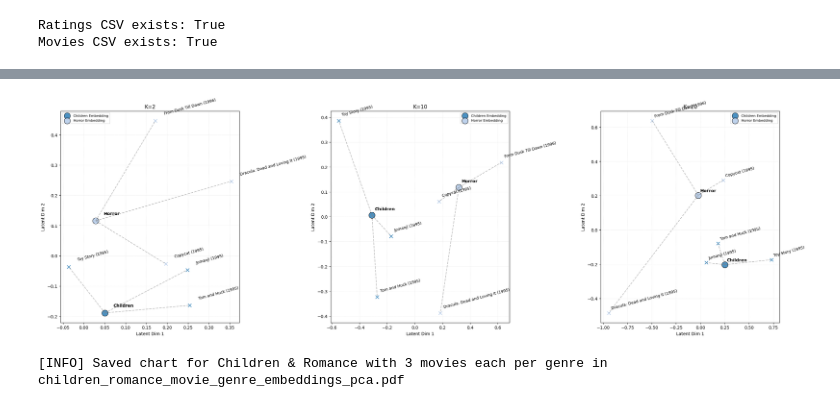
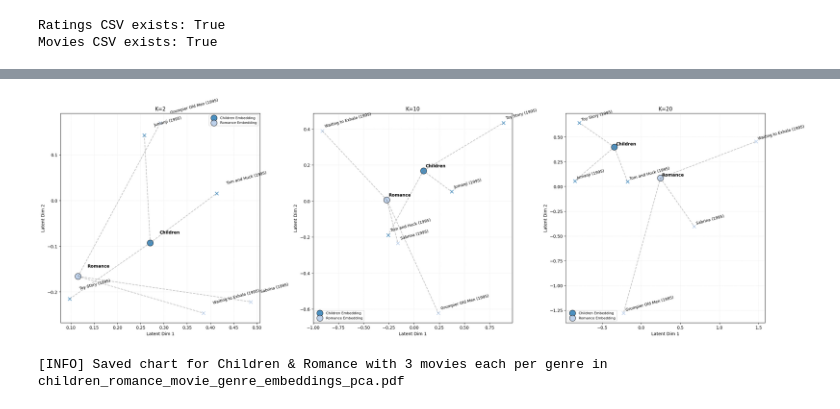
Before and after one commit to DanielAyomide-git/applied-ml-at-scale-aims2025, a Jupyter notebook: Applied_ML_at_scale.ipynb, the cells around one changed output, grey strips where cells are left out. Cells and saved outputs as stored; diff of their text form; code cells hidden in the pictures.

```diff
--- a/Applied_ML_at_scale.ipynb
+++ b/Applied_ML_at_scale.ipynb
@@ -981,5 +981,3 @@ df.load()
 # %% [output]
 Ratings CSV exists: True
 Movies CSV exists: True
-# %%
-movie_counts = np.array([len(r) for r in df.data_by_movie])
@@ -1670,15 +1377,22 @@ import pickle
 
 from sklearn.manifold import TSNE
 
+# def project_to_2d(emb_matrix):
+#     if emb_matrix.shape[1] > 2:
+#         # Use t-SNE for better separation
+#         tsne = TSNE(n_components=2, random_state=42, perplexity=5)
+#         emb_2d = tsne.fit_transform(emb_matrix)
+#     else:
+#         emb_2d = emb_matrix
+#     return emb_2d
+
+
 def project_to_2d(emb_matrix):
+    """Project embeddings to 2D using PCA"""
     if emb_matrix.shape[1] > 2:
-        # Use t-SNE for better separation
-        tsne = TSNE(n_components=2, random_state=42, perplexity=5)
-        emb_2d = tsne.fit_transform(emb_matrix)
-    else:
-        emb_2d = emb_matrix
-    return emb_2d
-
+        pca = PCA(n_components=2)
+        return pca.fit_transform(emb_matrix)
+    return emb_matrix
 # -------------------------------------------
 # CONFIG
 # -------------------------------------------
@@ -1744,6 +1458,8 @@ def plot_genre_embeddings_on_ax(model, df, movie_counts, ax, title, genres=all_g
     ax.grid(True, linestyle=":", alpha=0.4)
     ax.legend(fontsize=8, bbox_to_anchor=(1.05, 1), loc='upper left')
 
+
+
 # -------------------------------------------
 # LOAD MODELS
 # -------------------------------------------
@@ -1777,5 +1493,6 @@ with PdfPages(pdf_path) as pdf:
 plt.show()
 plt.close(fig)
 
+
 print(f"[INFO] All genre embeddings saved in one row to {pdf_path}")
 # %% [output]
@@ -1897,29 +1614,13 @@ import pickle
 # CONFIG
 # -------------------------------------------
 MIN_RATINGS = 500
-SELECTED_GENRES = ["Children", "Horror"]
+SELECTED_GENRES = ["Children", "Romance"]
 MOVIES_PER_GENRE = 3  # 3 movies per genre
 
 # -------------------------------------------
 # UTILS
 # -------------------------------------------
-def project_to_2d(emb_matrix):
-    """Project embeddings to 2D using PCA"""
-    if emb_matrix.shape[1] > 2:
-        pca = PCA(n_components=2)
-        return pca.fit_transform(emb_matrix)
-    return emb_matrix
 
-def compute_genre_embeddings(model, df, movie_counts, genres):
-    embeddings = model.V
-    valid_indices = np.where(movie_counts >= MIN_RATINGS)[0]
-    genre_emb = {}
-    for genre in genres:
-        idxs = [idx for idx in valid_indices if genre in df.movie_id_to_genres.get(df.idx_to_movie_id[idx],[])]
-        if idxs:
-            idxs = np.array(idxs)
-            genre_emb[genre] = embeddings[idxs].mean(axis=0)
-    return genre_emb
 
 def pick_n_movies_per_genre(df, movie_counts, genres, n=MOVIES_PER_GENRE):
     valid_indices = np.where(movie_counts >= MIN_RATINGS)[0]
@@ -1998,32 +1699,32 @@ def plot_movies_vs_genres_ax(model, df, movie_counts, genres, ax, title):
             ax.scatter(mx, my, s=60, color=colors[genre], marker='x', alpha=0.8)
             ax.text(mx + 0.02, my + 0.02, title_movie, fontsize=9, rotation=15)
             idx_counter += 1
 
     ax.set_xlabel("Latent Dim 1")
     ax.set_ylabel("Latent Dim 2")
     ax.set_title(title)
     ax.grid(True, linestyle=':', alpha=0.4)
     ax.legend(fontsize=8)
 
 # -------------------------------------------
 # CREATE FIGURE WITH 3 SUBPLOTS IN ONE ROW
 # -------------------------------------------
 fig, axes = plt.subplots(1, 3, figsize=(25, 8))
 
 for ax, k in zip(axes, [2, 10, 20]):
     plot_movies_vs_genres_ax(models[k], df, movie_counts, SELECTED_GENRES, ax, title=f"K={k}")
 
 plt.tight_layout()
 
 # SAVE TO PDF
 pdf_path = "children_romance_movie_genre_embeddings_pca.pdf"
 with PdfPages(pdf_path) as pdf:
     pdf.savefig(fig)
 
 plt.show()
 plt.close(fig)
 
 print(f"[INFO] Saved chart for Children & Romance with 3 movies each per genre in {pdf_path}")
 # %% [output]
-[figure, old version]
+[figure, new version]
 [INFO] Saved chart for Children & Romance with 3 movies each per genre in children_romance_movie_genre_embeddings_pca.pdf
```
Also changed, not shown: parts of 11 cells of this notebook, 25 other files.
